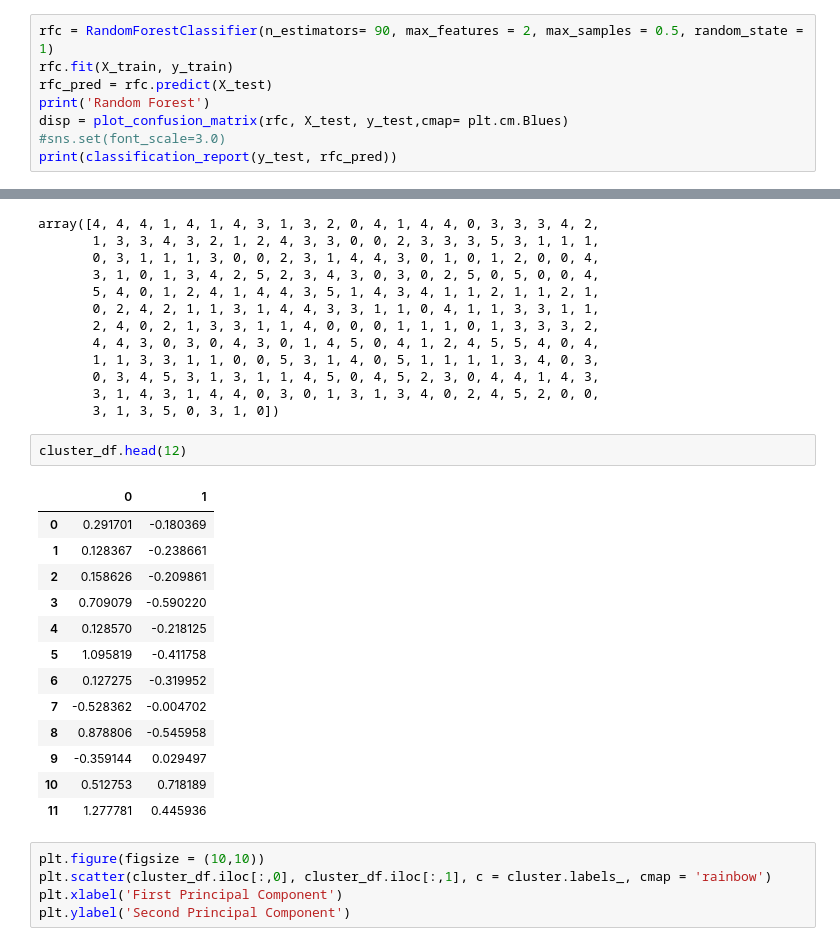
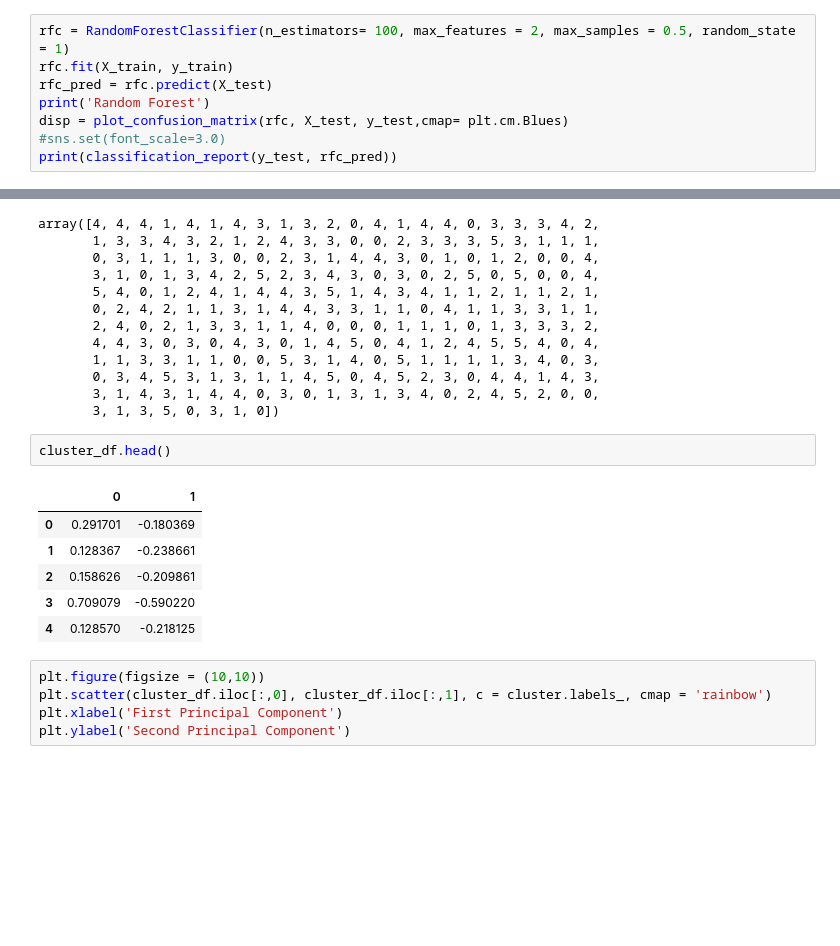
Before and after one commit to moii789/Kidney_Disease_ML_Research, a Jupyter notebook: kidney_disease-main.ipynb, the cells around one changed output, grey strips where cells are left out. Saved outputs shown, nothing was run; the diff lists cells and outputs as text; blank space fills up the shorter version.

```diff
--- a/kidney_disease-main.ipynb
+++ b/kidney_disease-main.ipynb
@@ -877,5 +805,5 @@ weighted avg       0.99      0.99      0.99       132
 # %%
-rfc = RandomForestClassifier(n_estimators= 90, max_features = 2, max_samples = 0.5, random_state = 1)
+rfc = RandomForestClassifier(n_estimators= 100, max_features = 2, max_samples = 0.5, random_state = 1)
 rfc.fit(X_train, y_train)
 rfc_pred = rfc.predict(X_test)
 print('Random Forest')
@@ -1286,21 +1216,14 @@ array([4, 4, 4, 1, 4, 1, 4, 3, 1, 3, 2, 0, 4, 1, 4, 4, 0, 3, 3, 3, 4, 2,
        3, 1, 4, 3, 1, 4, 4, 0, 3, 0, 1, 3, 1, 3, 4, 0, 2, 4, 5, 2, 0, 0,
        3, 1, 3, 5, 0, 3, 1, 0])
 # %%
-cluster_df.head(12)
+cluster_df.head()
 # %% [output]
 |  | 0 | 1 |
 | 0 | 0.291701 | -0.180369 |
 | 1 | 0.128367 | -0.238661 |
 | 2 | 0.158626 | -0.209861 |
 | 3 | 0.709079 | -0.590220 |
 | 4 | 0.128570 | -0.218125 |
-| 5 | 1.095819 | -0.411758 |
-| 6 | 0.127275 | -0.319952 |
-| 7 | -0.528362 | -0.004702 |
-| 8 | 0.878806 | -0.545958 |
-| 9 | -0.359144 | 0.029497 |
-| 10 | 0.512753 | 0.718189 |
-| 11 | 1.277781 | 0.445936 |
 # %%
 plt.figure(figsize = (10,10))
 plt.scatter(cluster_df.iloc[:,0], cluster_df.iloc[:,1], c = cluster.labels_, cmap = 'rainbow')
```
Also changed, not shown: parts of 62 cells of this notebook.
